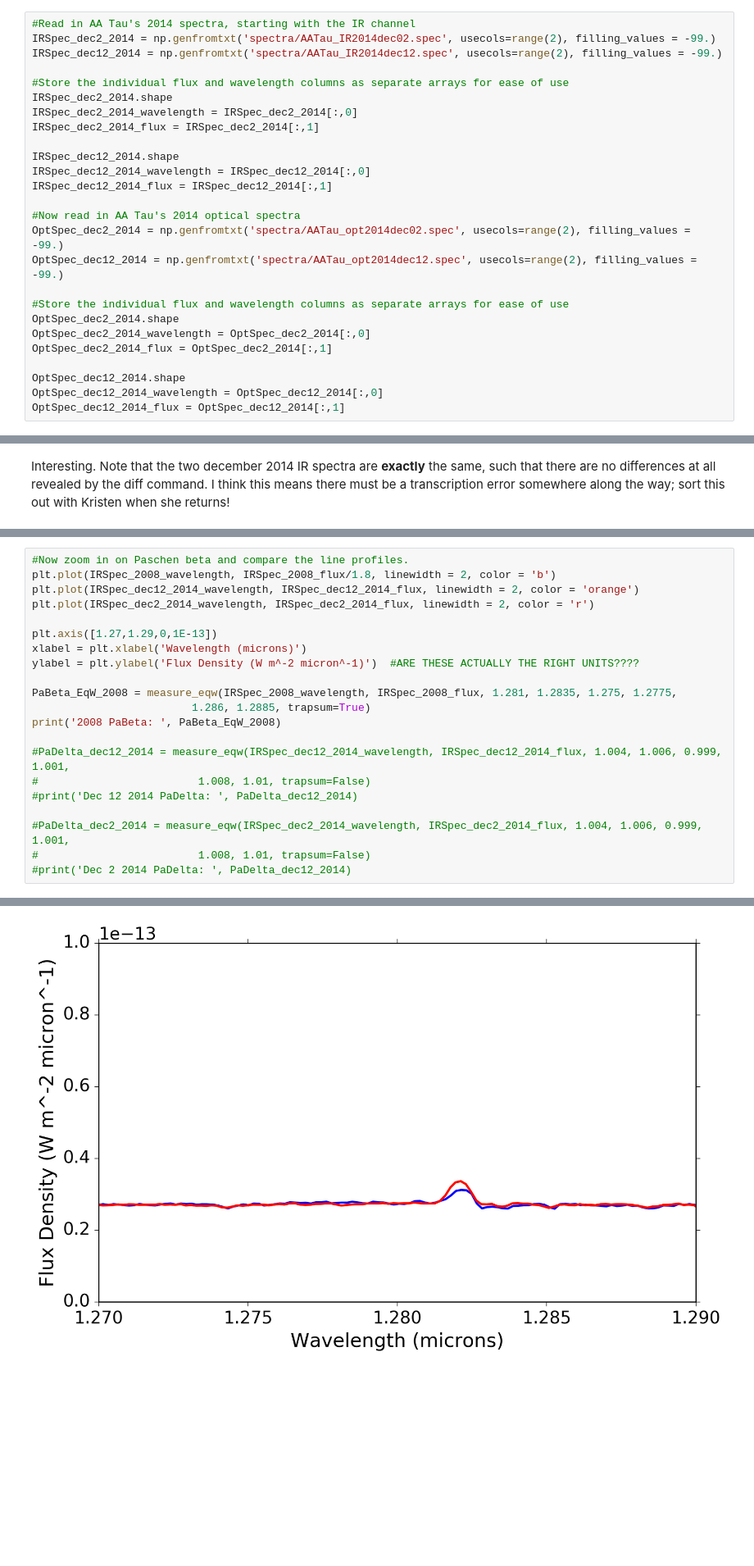
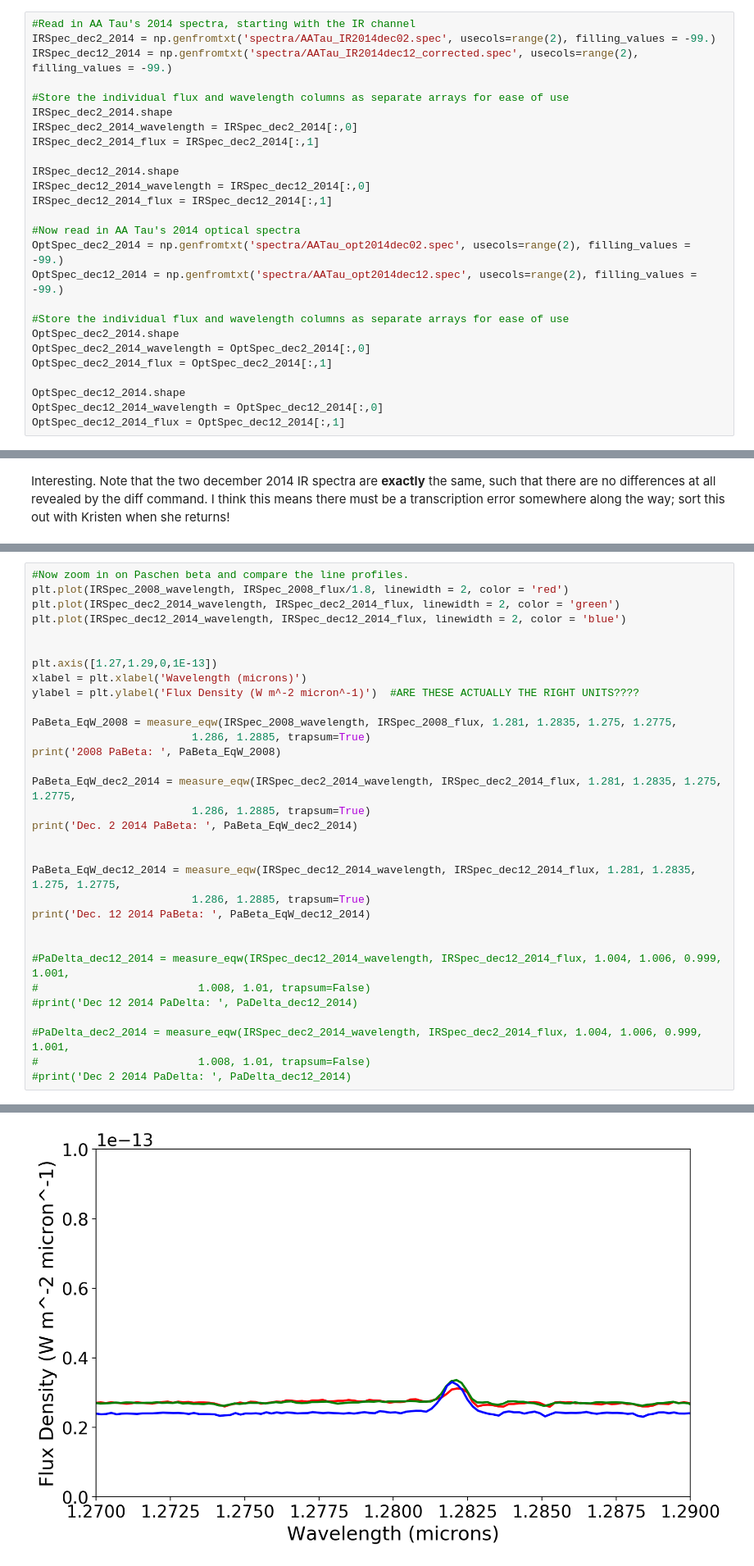
Before and after one commit to kevincovey/AATau, a Jupyter notebook: AATau_SpectralMeasurements.ipynb, the cells around one changed output, grey strips where cells are left out. Shown at 82% size. Cells and saved outputs as stored; diff of their text form; blank space fills up the shorter version.

Commit message:
fixed NaN issue in EqWs, measured accretion lines, compared photospheric features

```diff
--- a/AATau_SpectralMeasurements.ipynb
+++ b/AATau_SpectralMeasurements.ipynb
@@ -58,7 +58,7 @@ OptSpec_2008_flux = OptSpec_2008[:,1]
 # %%
 #Read in AA Tau's 2014 spectra, starting with the IR channel
 IRSpec_dec2_2014 = np.genfromtxt('spectra/AATau_IR2014dec02.spec', usecols=range(2), filling_values = -99.)
-IRSpec_dec12_2014 = np.genfromtxt('spectra/AATau_IR2014dec12.spec', usecols=range(2), filling_values = -99.)
+IRSpec_dec12_2014 = np.genfromtxt('spectra/AATau_IR2014dec12_corrected.spec', usecols=range(2), filling_values = -99.)
 
 #Store the individual flux and wavelength columns as separate arrays for ease of use
 IRSpec_dec2_2014.shape
@@ -209,8 +211,9 @@ ylabel = plt.ylabel('Flux Density (W m^-2 micron^-1)')  #ARE THESE ACTUALLY THE
 # %%
 #Now zoom in on Paschen beta and compare the line profiles.
-plt.plot(IRSpec_2008_wavelength, IRSpec_2008_flux/1.8, linewidth = 2, color = 'b')
-plt.plot(IRSpec_dec12_2014_wavelength, IRSpec_dec12_2014_flux, linewidth = 2, color = 'orange')
-plt.plot(IRSpec_dec2_2014_wavelength, IRSpec_dec2_2014_flux, linewidth = 2, color = 'r')
+plt.plot(IRSpec_2008_wavelength, IRSpec_2008_flux/1.8, linewidth = 2, color = 'red')
+plt.plot(IRSpec_dec2_2014_wavelength, IRSpec_dec2_2014_flux, linewidth = 2, color = 'green')
+plt.plot(IRSpec_dec12_2014_wavelength, IRSpec_dec12_2014_flux, linewidth = 2, color = 'blue')
+
 
 plt.axis([1.27,1.29,0,1E-13])
 xlabel = plt.xlabel('Wavelength (microns)')
@@ -220,6 +223,16 @@ PaBeta_EqW_2008 = measure_eqw(IRSpec_2008_wavelength, IRSpec_2008_flux, 1.281, 1
                          1.286, 1.2885, trapsum=True)
 print('2008 PaBeta: ', PaBeta_EqW_2008)
 
+PaBeta_EqW_dec2_2014 = measure_eqw(IRSpec_dec2_2014_wavelength, IRSpec_dec2_2014_flux, 1.281, 1.2835, 1.275, 1.2775,
+                         1.286, 1.2885, trapsum=True)
+print('Dec. 2 2014 PaBeta: ', PaBeta_EqW_dec2_2014)
+
+
+PaBeta_EqW_dec12_2014 = measure_eqw(IRSpec_dec12_2014_wavelength, IRSpec_dec12_2014_flux, 1.281, 1.2835, 1.275, 1.2775,
+                         1.286, 1.2885, trapsum=True)
+print('Dec. 12 2014 PaBeta: ', PaBeta_EqW_dec12_2014)
+
+
 #PaDelta_dec12_2014 = measure_eqw(IRSpec_dec12_2014_wavelength, IRSpec_dec12_2014_flux, 1.004, 1.006, 0.999, 1.001,
 #                         1.008, 1.01, trapsum=False)
 #print('Dec 12 2014 PaDelta: ', PaDelta_dec12_2014)
@@ -232 +247 @@ print('2008 PaBeta: ', PaBeta_EqW_2008)
-[figure, old version]
+[figure, new version]
```
Also changed, not shown: parts of 14 cells of this notebook, 1 other file.
